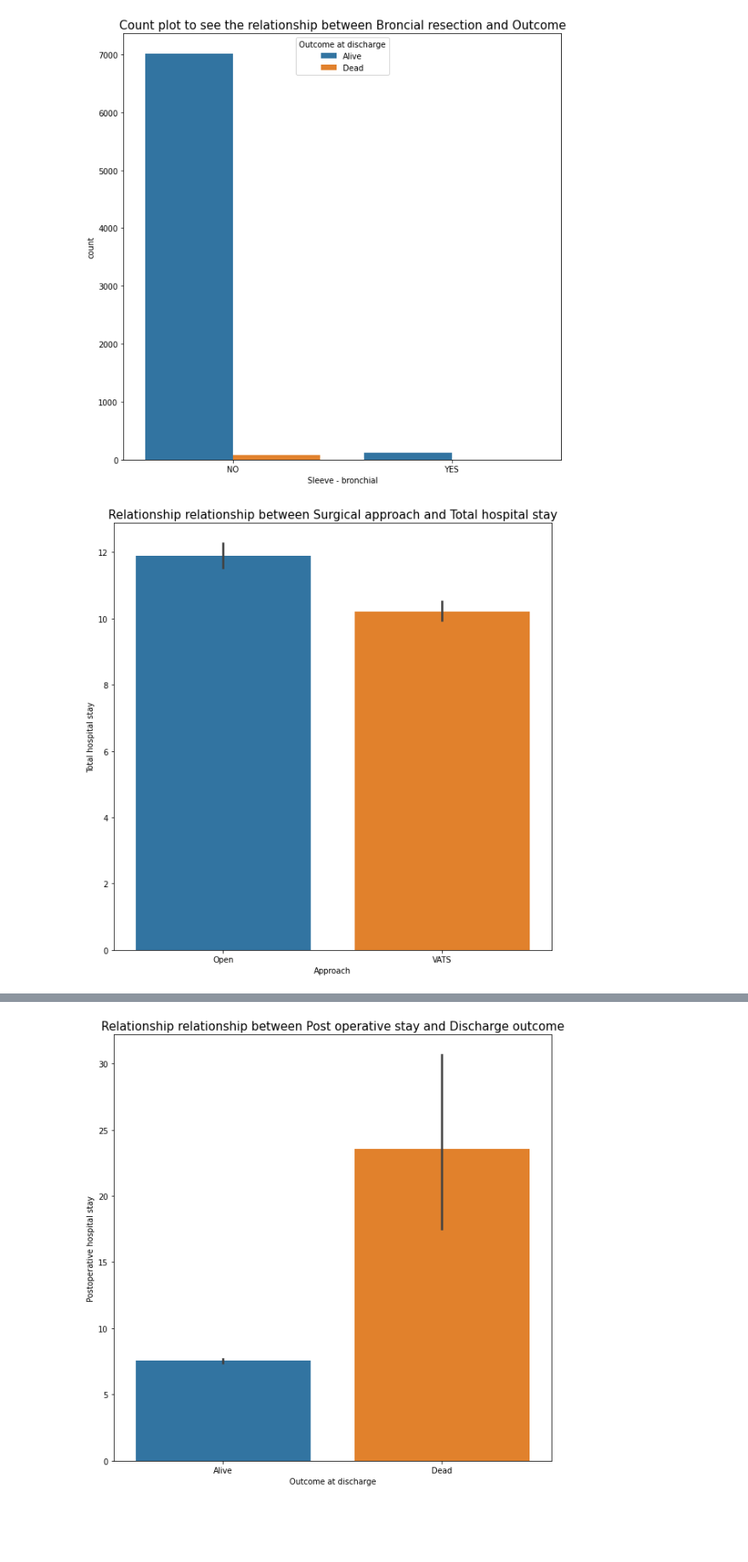
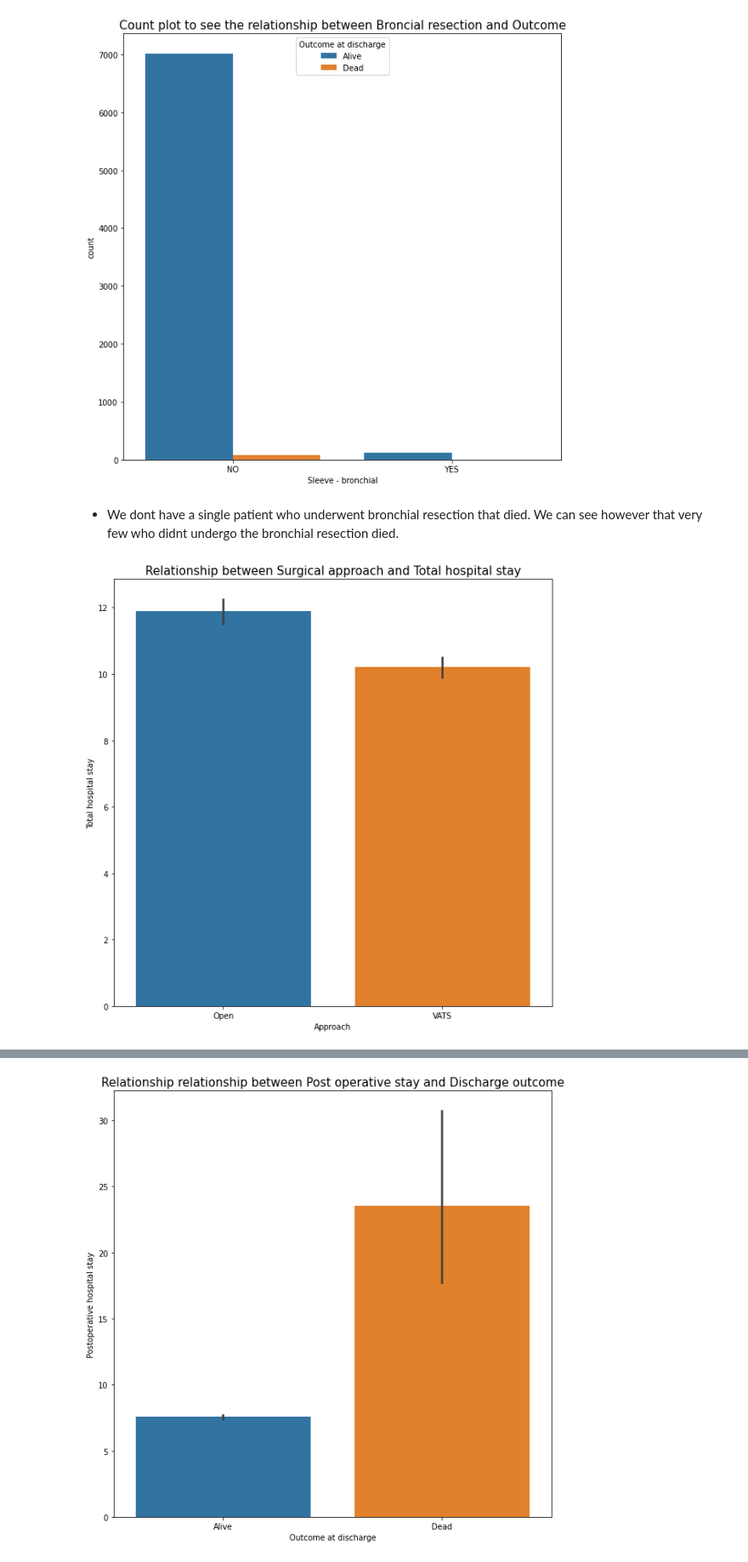
Before and after one commit to CHRISTINEMUTHEE/Lung-Cancer-, a Jupyter notebook: mass_code.ipynb, the cells around one changed output, grey strips where cells are left out. Shown at 85% size. Drawn from its saved outputs; the diff is of its cells as text; code cells hidden in the pictures; blank space fills up the shorter version.

```diff
--- a/mass_code.ipynb
+++ b/mass_code.ipynb
@@ -497,10 +499,13 @@ plt.title("Count plot to see the relationship between Broncial resection and Out
 plt.show()
 # %% [output]
 [figure]
+# %% [markdown]
+* We dont have a single patient who underwent bronchial resection that died. We can see however that very few who didnt undergo the bronchial resection died.
 # %%
+# Understanding the relationship between Surgical approach and Total hospital stay
 plt.figure(figsize=(10,10))
 sns.barplot(x='Approach',y='Total hospital stay',data=df_poland)
-plt.title("Relationship relationship between Surgical approach and Total hospital stay",fontsize=15)
+plt.title("Relationship between Surgical approach and Total hospital stay",fontsize=15)
 plt.show()
 # %% [output]
-[figure, old version]
+[figure, new version]
```
Also changed, not shown: parts of 26 cells of this notebook.
